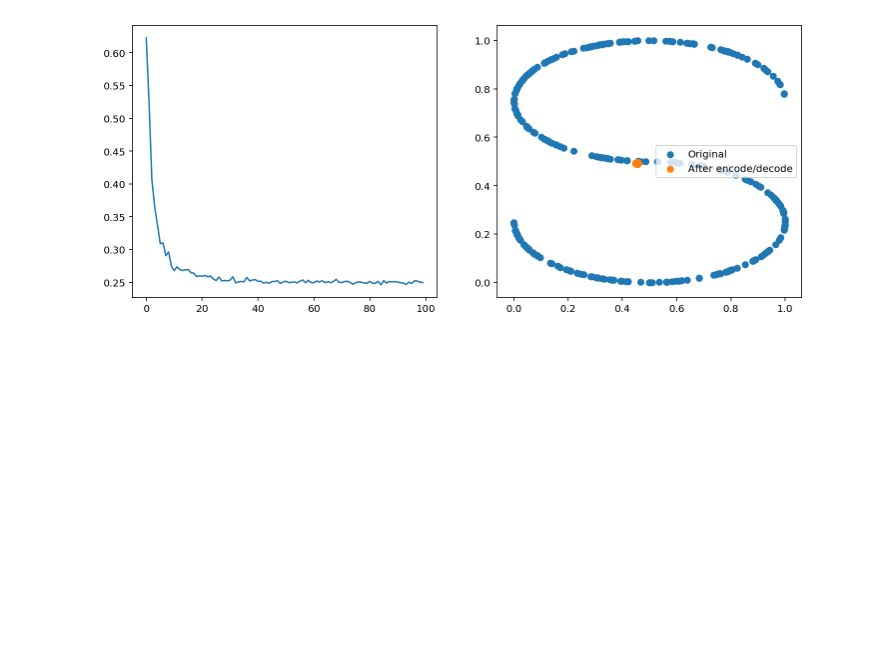
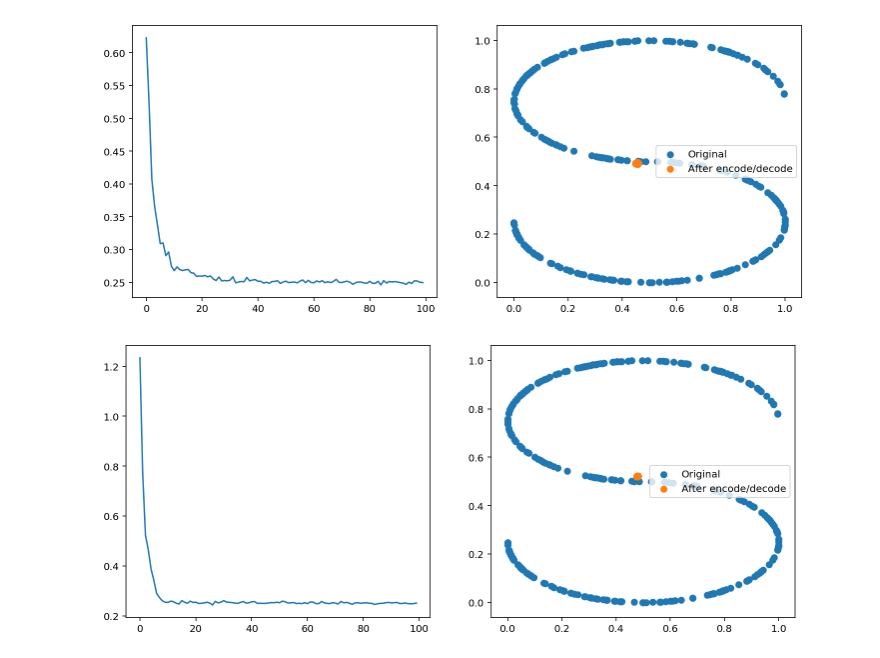
Before and after one commit to tpgillam/notebooks, a Jupyter notebook: manifold_variational_autoencoders.ipynb, the cells around one changed output. Saved outputs shown, nothing was run; the diff lists cells and outputs as text; code cells hidden in the pictures; blank space fills up the shorter version.

```diff
--- a/manifold_variational_autoencoders.ipynb
+++ b/manifold_variational_autoencoders.ipynb
@@ -73,8 +73,8 @@ class VariationalLayer(Layer):
 
 
 def make_vae(dim_original, n_layers=1, dim_latent=2, dim_intermediate=256,
-             cls_vae=VariationalLayer, decoder_activation='sigmoid', optimizer='adam',
-             dropout=0.2):
+             cls_vae=VariationalLayer, activation='relu', decoder_activation='sigmoid',
+             optimizer='adam', dropout=0.2):
     ''' Construct a Variational Autoencoder.
 
         If dropout is None, then don't apply any dropout layers.
@@ -85,7 +85,7 @@ def make_vae(dim_original, n_layers=1, dim_latent=2, dim_intermediate=256,
 
     h = x
     for _ in range(n_layers):
-        h = Dense(dim_intermediate, activation='relu')(h)
+        h = Dense(dim_intermediate, activation=activation)(h)
         if dropout is not None:
             h = Dropout(dropout)(h)
 
@@ -107,7 +107,7 @@ def make_vae(dim_original, n_layers=1, dim_latent=2, dim_intermediate=256,
     # We use these layers in the forward-propagating sense layer. Save them to allow weight re-use.
     decoder_hs = []
     for _ in range(n_layers):
-        decoder_hs.append(Dense(dim_intermediate, activation='relu'))
+        decoder_hs.append(Dense(dim_intermediate, activation=activation))
         if dropout is not None:
             decoder_hs.append(Dropout(dropout))
     decoder_mean = Dense(dim_original, activation=decoder_activation)
@@ -458,3 +458,11 @@ history = _fit_model(vae, epochs=100, verbose=0, batch_size=32)
 _plot_encode_decode_summary(encoder, decoder, history)
 # %% [output]
 [figure]
+# %%
+vae, encoder, decoder = make_vae(X.shape[1], dim_latent=2, n_layers=2, dim_intermediate=20,
+                                 cls_vae=MSEVariationalLayer, activation='tanh', decoder_activation=None,
+                                 dropout=None)
+history = _fit_model(vae, epochs=100, verbose=0, batch_size=32)
+_plot_encode_decode_summary(encoder, decoder, history)
+# %% [output]
+[figure, added]
```
Also changed, not shown: parts of 6 cells of this notebook.
